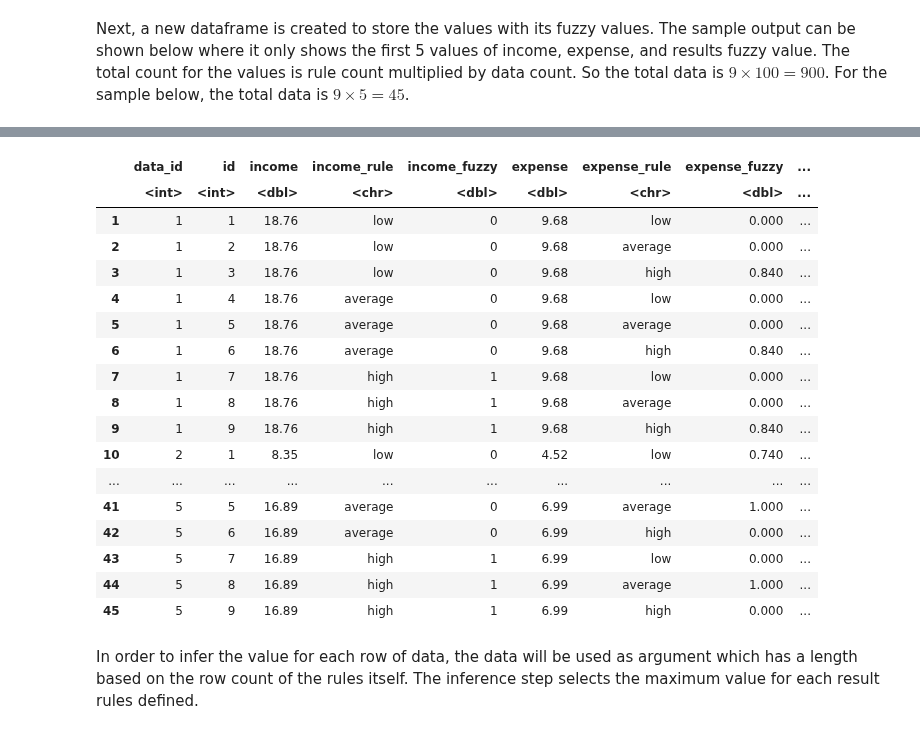
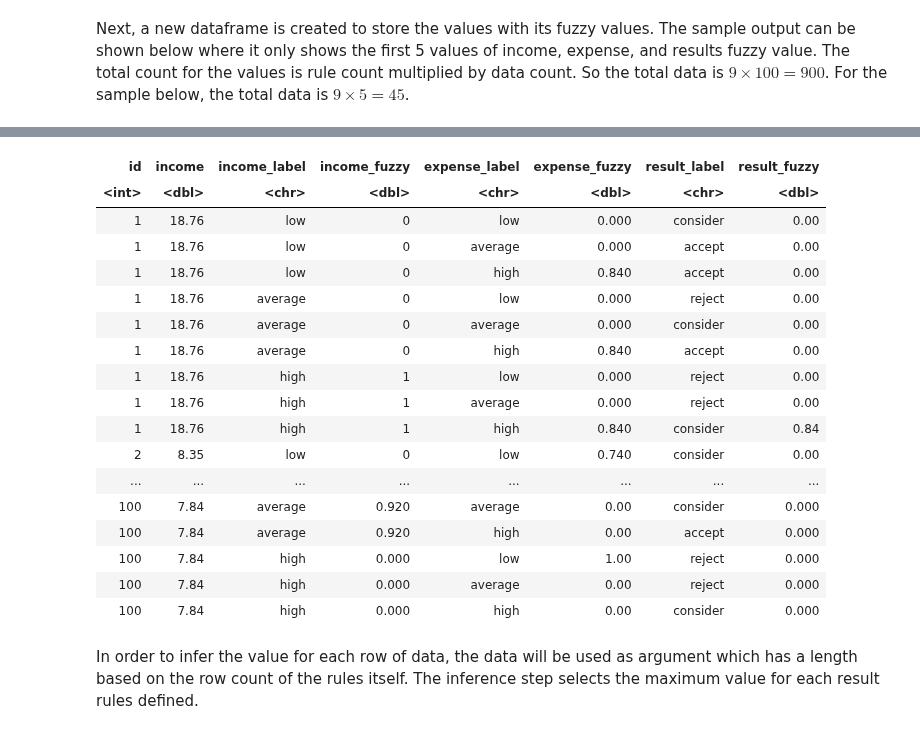
Before and after one commit to zaRizk7/fuzzy-logic, a Jupyter notebook: fuzzy-logic.ipynb, the cells around one changed output, grey strips where cells are left out. Cells and saved outputs as stored; diff of their text form; code cells hidden in the pictures.

```diff
--- a/fuzzy-logic.ipynb
+++ b/fuzzy-logic.ipynb
@@ -256,42 +289,42 @@ A data.frame: 9 × 4
 #### 5. Inference
 Firstly, the fuzzy values are calculated both for income, expense, and the result. Result fuzzy values are based on the minimum value between income and expense fuzzy value. The function implementation can be as shown in code below:
 # %%
-generate_fuzzy_table <- function(data, rules) {
-    data_id <- c()
-    data_id[1:nrow(rules)] <- data$Id
-    income <- c()
-    income[1:nrow(rules)] <- data$Penghasilan
-    expense <- c()
-    expense[1:nrow(rules)] <- data$Pengeluaran
+generate_fuzzy_table_row <- function(data_row, inference_rule) {
+    id <- data_row[, 'Id']
+    income <- data_row[, 'Penghasilan']
+    expense <- data_row[, 'Pengeluaran']
     income_fuzzy <- c()
     expense_fuzzy <- c()
     result_fuzzy <- c()
-    for (i in 1:nrow(rules)) {
-        income_fuzzy <- c(income_fuzzy, income_membership(rules[i, "income"], data$Penghasilan))
-        expense_fuzzy <- c(expense_fuzzy, expense_membership(rules[i, "expense"], data$Pengeluaran))
-        current_length <- length(income_fuzzy)
-        result_fuzzy <- c(result_fuzzy, min(income_fuzzy[current_length], expense_fuzzy[current_length]))
+    for (i in 1:nrow(inference_rule)) {
+        income_label <- inference_rule[i, 'income']
+        income_fuzzy <- c(income_fuzzy, income_membership(income_label, income))
+        income_fuzzy_last <- tail(income_fuzzy, 1)
+        expense_label <- inference_rule[i, 'expense']
+        expense_fuzzy <- c(expense_fuzzy, expense_membership(expense_label, expense))
+        expense_fuzzy_last <- tail(expense_fuzzy, 1)
+        result_fuzzy <- c(result_fuzzy, min(income_fuzzy_last, expense_fuzzy_last))
     }
+
     return(data.frame(
-        data_id = data_id,
-        id = rules$id,
+        id = id,
         income = income,
-        income_rule = rules$income,
+        income_label = inference_rule[, 'income'],
         income_fuzzy = income_fuzzy,
-        expense = expense,
-        expense_rule = rules$expense,
+        expense_label = inference_rule[, 'expense'],
         expense_fuzzy = expense_fuzzy,
-        result_rule = rules$result,
+        result_label = inference_rule[, 'result'],
         result_fuzzy = result_fuzzy
     ))
 }
 # %% [markdown]
 Next, a new dataframe is created to store the values with its fuzzy values. The sample output can be shown below where it only shows the first 5 values of income, expense, and results fuzzy value. The total count for the values is rule count multiplied by data count. So the total data is $9\times100=900$. For the sample below, the total data is $9\times5=45$.
 # %%
-new_dataset <- data.frame()
+fuzzy_table <- data.frame()
 for (i in 1:nrow(dataset)) {
-    fuzzy_table <- generate_fuzzy_table(dataset[i, ], rules)
-    new_dataset <- rbind(new_dataset, fuzzy_table)
+    data_row <- generate_fuzzy_table_row(dataset[i, ], inference_rule)
+    fuzzy_table <- rbind(fuzzy_table, data_row)
 }
-new_dataset[1:45,]
+
+fuzzy_table
 # %% [output]
@@ -299,21 +332,21 @@ A data.frame: 45 × 10
-|  | data_id | id | income | income_rule | income_fuzzy | expense | expense_rule | expense_fuzzy | ... |
-|  | <int> | <int> | <dbl> | <chr> | <dbl> | <dbl> | <chr> | <dbl> | ... |
-| 1 | 1 | 1 | 18.76 | low | 0 | 9.68 | low | 0.000 | ... |
-| 2 | 1 | 2 | 18.76 | low | 0 | 9.68 | average | 0.000 | ... |
-| 3 | 1 | 3 | 18.76 | low | 0 | 9.68 | high | 0.840 | ... |
-| 4 | 1 | 4 | 18.76 | average | 0 | 9.68 | low | 0.000 | ... |
-| 5 | 1 | 5 | 18.76 | average | 0 | 9.68 | average | 0.000 | ... |
-| 6 | 1 | 6 | 18.76 | average | 0 | 9.68 | high | 0.840 | ... |
-| 7 | 1 | 7 | 18.76 | high | 1 | 9.68 | low | 0.000 | ... |
-| 8 | 1 | 8 | 18.76 | high | 1 | 9.68 | average | 0.000 | ... |
-| 9 | 1 | 9 | 18.76 | high | 1 | 9.68 | high | 0.840 | ... |
-| 10 | 2 | 1 | 8.35 | low | 0 | 4.52 | low | 0.740 | ... |
-| ... | ... | ... | ... | ... | ... | ... | ... | ... | ... |
-| 41 | 5 | 5 | 16.89 | average | 0 | 6.99 | average | 1.000 | ... |
-| 42 | 5 | 6 | 16.89 | average | 0 | 6.99 | high | 0.000 | ... |
-| 43 | 5 | 7 | 16.89 | high | 1 | 6.99 | low | 0.000 | ... |
-| 44 | 5 | 8 | 16.89 | high | 1 | 6.99 | average | 1.000 | ... |
-| 45 | 5 | 9 | 16.89 | high | 1 | 6.99 | high | 0.000 | ... |
+| id | income | income_label | income_fuzzy | expense_label | expense_fuzzy | result_label | result_fuzzy |
+| <int> | <dbl> | <chr> | <dbl> | <chr> | <dbl> | <chr> | <dbl> |
+| 1 | 18.76 | low | 0 | low | 0.000 | consider | 0.00 |
+| 1 | 18.76 | low | 0 | average | 0.000 | accept | 0.00 |
+| 1 | 18.76 | low | 0 | high | 0.840 | accept | 0.00 |
+| 1 | 18.76 | average | 0 | low | 0.000 | reject | 0.00 |
+| 1 | 18.76 | average | 0 | average | 0.000 | consider | 0.00 |
+| 1 | 18.76 | average | 0 | high | 0.840 | accept | 0.00 |
+| 1 | 18.76 | high | 1 | low | 0.000 | reject | 0.00 |
+| 1 | 18.76 | high | 1 | average | 0.000 | reject | 0.00 |
+| 1 | 18.76 | high | 1 | high | 0.840 | consider | 0.84 |
+| 2 | 8.35 | low | 0 | low | 0.740 | consider | 0.00 |
+| ... | ... | ... | ... | ... | ... | ... | ... |
+| 100 | 7.84 | average | 0.920 | average | 0.00 | consider | 0.000 |
+| 100 | 7.84 | average | 0.920 | high | 0.00 | accept | 0.000 |
+| 100 | 7.84 | high | 0.000 | low | 1.00 | reject | 0.000 |
+| 100 | 7.84 | high | 0.000 | average | 0.00 | reject | 0.000 |
+| 100 | 7.84 | high | 0.000 | high | 0.00 | consider | 0.000 |
 # %% [markdown]
 In order to infer the value for each row of data, the data will be used as argument which has a length based on the row count of the rules itself. The inference step selects the maximum value for each result rules defined.
 # %%
```
Also changed, not shown: parts of 20 cells of this notebook, 2 other files.
